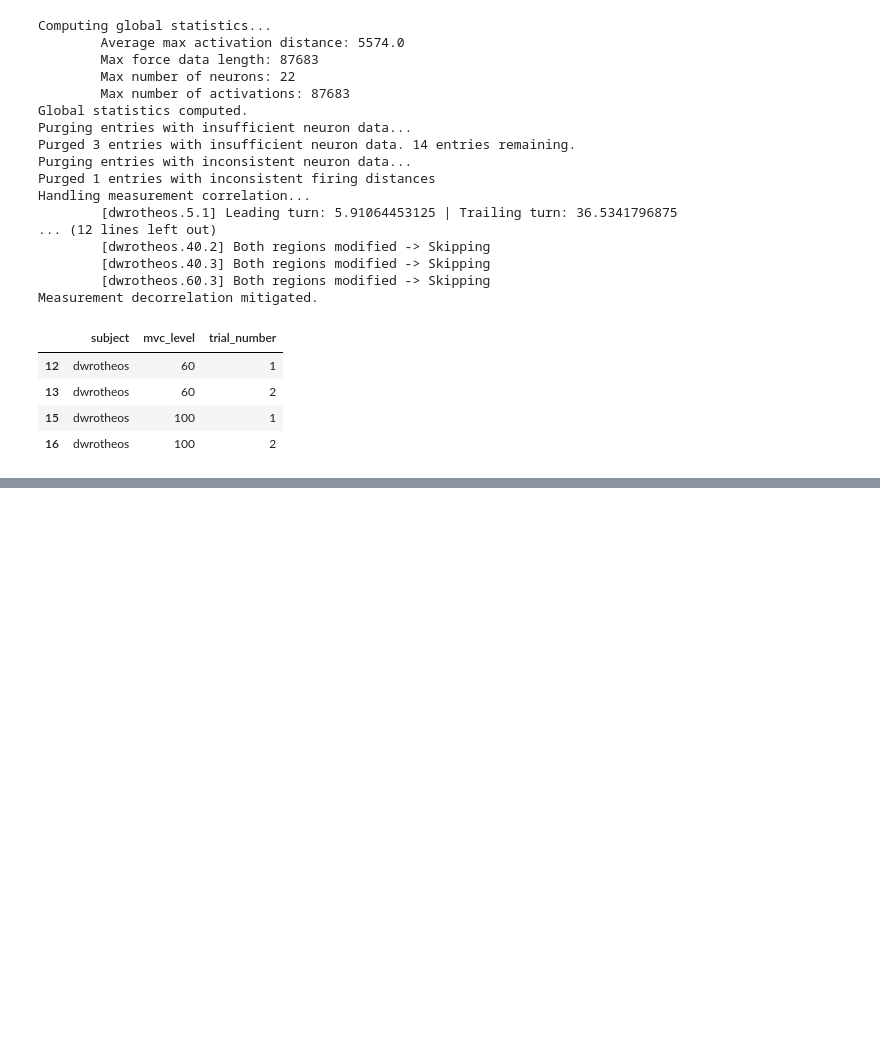
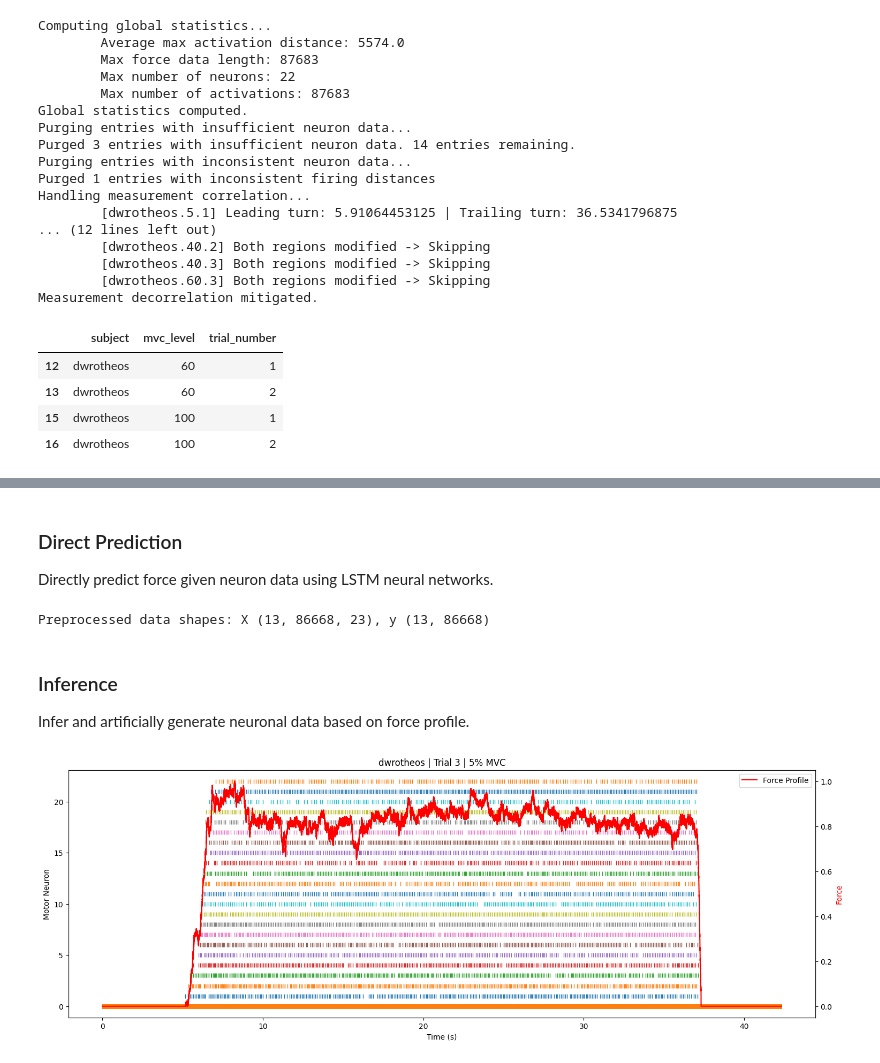
Before and after one commit to paul-bokelman/force-prediction, a Jupyter notebook: main.ipynb, the cells around one changed output, grey strips where cells are left out. Cells and saved outputs as stored; diff of their text form; code cells hidden in the pictures; blank space fills up the shorter version.

```diff
--- a/main.ipynb
+++ b/main.ipynb
@@ -122,0 +109,26 @@ visualize_subject(df, 'dwrotheos')
+# %% [markdown]
+### Direct Prediction
+
+Directly predict force given neuron data using LSTM neural networks.
+# %%
+from processing.preprocessing import Preprocessing
+
+# preprocess data
+preprocessor = Preprocessing(neuron_data_series=df['neuron_data'].copy(), force_data_series=df['force_data'].copy(), mvc_series=df['mvc_level'].copy())
+preprocessed_data = preprocessor.preprocess()
+# %% [output]
+Preprocessed data shapes: X (13, 86668, 23), y (13, 86668)
+# %% [markdown]
+### Inference
+
+Infer and artificially generate neuronal data based on force profile.
+# %%
+from prediction import inference
+
+# visualize_trial(df, subject='giannatos', mvc_level=60, trial_number=2)
+visualize_trial(df, subject='dwrotheos', mvc_level=5, trial_number=3)
+# trial = df[(df['subject'] == 'dwrotheos') & (df['mvc_level'] == 5) & (df['trial_number'] == 3)].iloc[0]
+# _, s = inference.neuron_inference(trial)
+# visualize_trial(df, subject='dwrotheos', mvc_level=5, trial_number=3, hmarkers=s)
+# %% [output]
+[figure, added]
```
Also changed, not shown: parts of 1 cell of this notebook, 9 other files.
